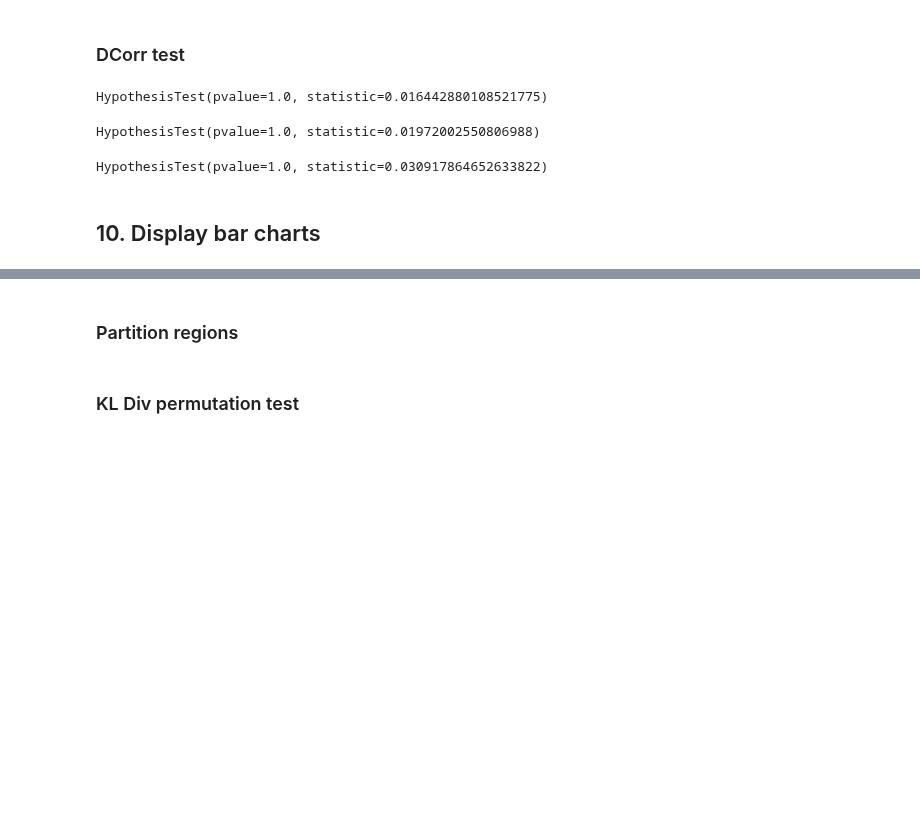
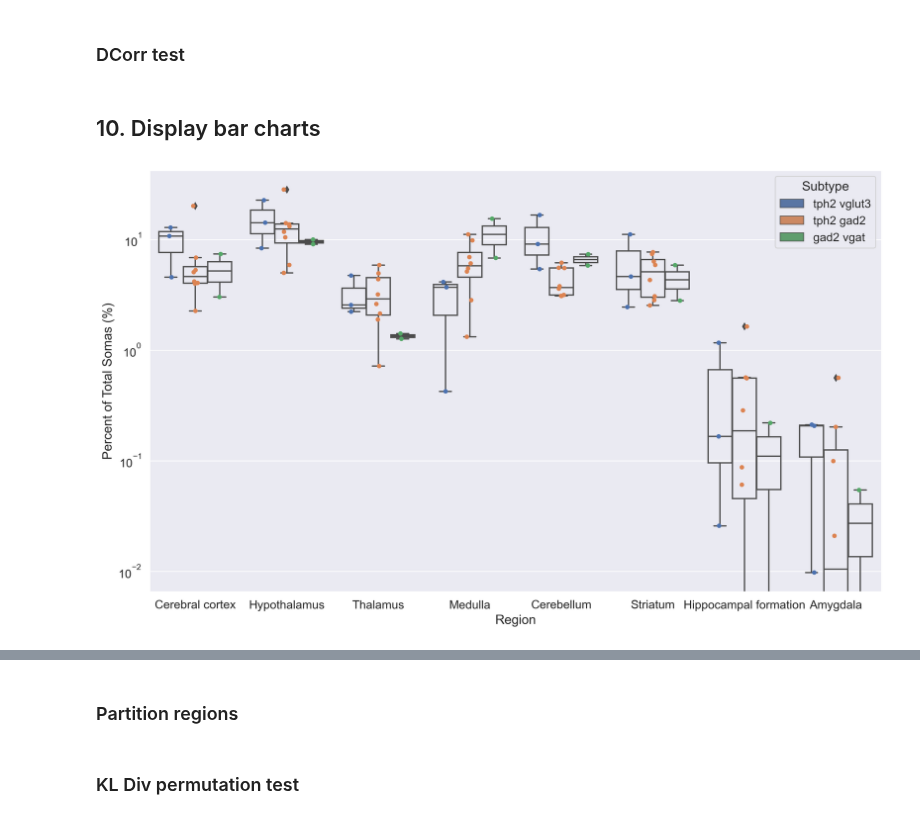
Before and after one commit to neurodata/brainlit, a Jupyter notebook: experiments/BrainLine/soma_analysis.ipynb, the cells around one changed output, grey strips where cells are left out. Cells and saved outputs as stored; diff of their text form; code cells hidden in the pictures; blank space fills up the shorter version.

```diff
--- a/experiments/BrainLine/soma_analysis.ipynb
+++ b/experiments/BrainLine/soma_analysis.ipynb
@@ -372,5 +342,5 @@ fold_on = False
 ontology_file = brainlit_path / "BrainLine" "data" / "ara_structure_ontology.json"
 
 sd = SomaDistribution(
-    brain_ids=brain_ids, data_file=data_file, ontology_file=ontology_file
+    brain_ids=brain_ids, data_file=data_file, ontology_file=ontology_file, bootstrap=0
 )
@@ -417,13 +369,18 @@ sd.brainrender_somas(subtype_colors=colors)
 sd.dcorr_test(subtype1 = "tph2 gad2", subtype2 = "tph2 vglut3", bin_size = [250,250,250])
 sd.dcorr_test(subtype1 = "tph2 gad2", subtype2 = "gad2 vgat", bin_size = [250,250,250])
 sd.dcorr_test(subtype1 = "gad2 vgat", subtype2 = "tph2 vglut3", bin_size = [250,250,250])
-# %% [output]
-HypothesisTest(pvalue=1.0, statistic=0.016442880108521775)
-HypothesisTest(pvalue=1.0, statistic=0.01972002550806988)
-HypothesisTest(pvalue=1.0, statistic=0.030917864652633822)
 # %% [markdown]
 ## 10. Display bar charts
 # %%
+regions_coarse_part = [ # 8 regions from Weissbound et al., 2014
+    688, # cerebral cortex
+    1097,
+    549,
+    354,
+    512,
+    477
+]
+
 regions_coarse = [
     688,
     1097,
@@ -501,7 +458,7 @@ regions = [
 # see: https://connectivity.brain-map.org/projection/experiment/480074702?imageId=480075280&initImage=TWO_PHOTON&x=17028&y=11704&z=3
 
 composite_regions = {
-    "Amygdalar Nuclei": [131, 295, 319, 780], #lateral, basolateral, basomedial, posterior
+    "Amygdala": [131, 295, 319, 780], #lateral, basolateral, basomedial, posterior
     # "Cortex (other)": [184, 1057, 677, 31, 254, 22, 541, 922, 895], # frontal pole, gustatory, visceral, auditory, visual, anterior cingulate, retrosplenial, posterior parietal, temporal association, perirhinal, ectorhinal
     #"Substantia Nigra": [615, 374, 374],
     #"Superior Colliculus": [294, 302],
@@ -509,2 +475,52 @@ composite_regions = {
+# %%
+region_names = []
+pcts = []
+ids = []
+subtypes = []
+
+for brain_id in sd.brain_ids:
+    subtype = sd.brain2paths[brain_id]["subtype"]
+    for region in regions_coarse:
+        pct = sd.region_graph.nodes[region][brain_id]/sd.region_graph.nodes[997][brain_id]*100
+
+        pcts.append(pct)
+        subtypes.append(subtype)
+        ids.append(brain_id)
+        region_names.append(sd.region_graph.nodes[region]["name"])
+    for composite_region in composite_regions.keys():
+        composite_region_regions = composite_regions[composite_region]
+        total = 0
+        for region in composite_region_regions:
+            total += sd.region_graph.nodes[region][brain_id]
+        pcts.append(total/sd.region_graph.nodes[997][brain_id]*100)
+        subtypes.append(subtype)
+        ids.append(brain_id)
+        region_names.append(composite_region)
+
+
+
+
+
+
+data = {"Region": region_names, "Brain ID": ids, "Subtype": subtypes, "Percent of Total Somas (%)": pcts}
+df = pd.DataFrame(data=data)
+
+
+sns.set(font_scale=1.2)
+fig, ax = plt.subplots(1, 1, figsize=(12.5,7.5), dpi=300)
+fig_args = {
+            "y": "Percent of Total Somas (%)",
+            "x": "Region",
+            "hue": "Subtype",
+            "data": df,
+            "dodge": True,
+        }
+bplot = sns.stripplot(ax=ax, legend=False, **fig_args)
+fig_args["boxprops"] = {'facecolor':'none'}
+bplot = sns.boxplot(ax=ax, **fig_args)
+bplot.set_yscale("log")
+fig.tight_layout()
+# %% [output]
+[figure, added]
 # %%
 sd.region_barchart(regions_coarse, composite_regions=composite_regions, normalize_region=872)
```
Also changed, not shown: parts of 21 cells of this notebook, 1 other file.
